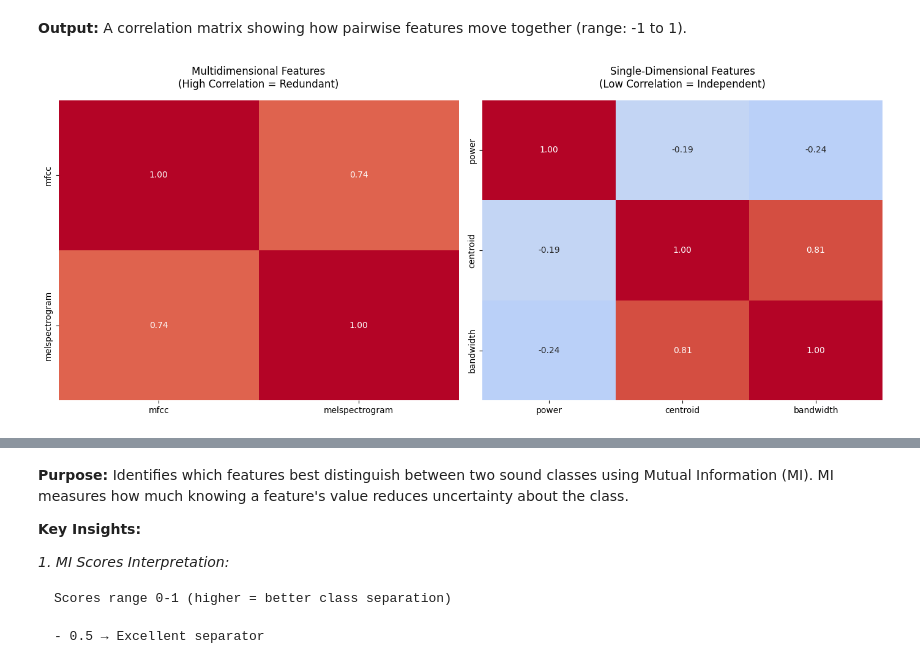
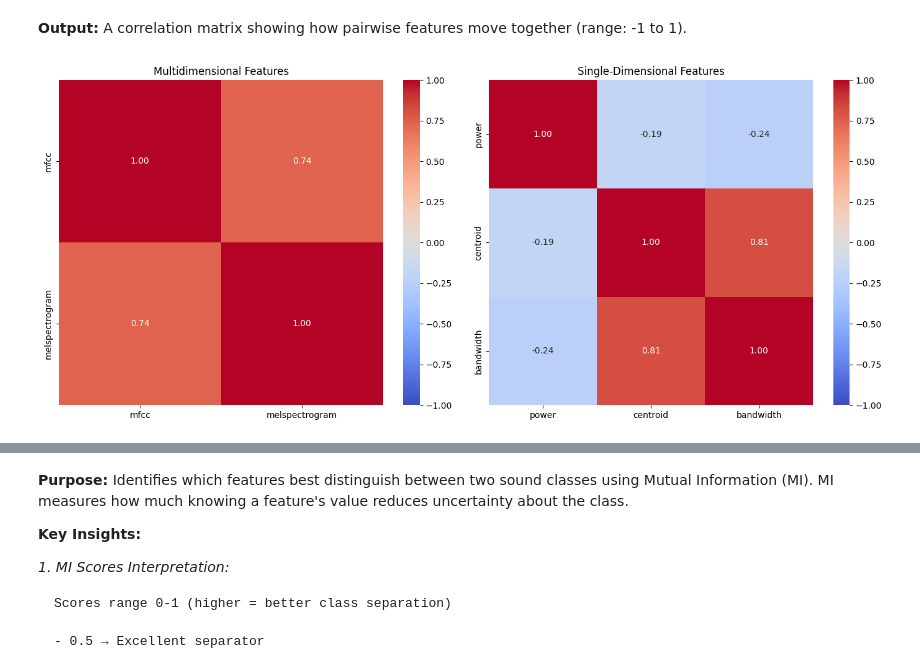
Before and after one commit to 8asic/mlpc2025-sound-event-detection, a Jupyter notebook: T3-Classification/1. Labeling Function.ipynb, the cells around one changed output, grey strips where cells are left out. Drawn from its saved outputs; the diff is of its cells as text; code cells hidden in the pictures.

```diff
--- a/T3-Classification/1. Labeling Function.ipynb
+++ b/T3-Classification/1. Labeling Function.ipynb
@@ -339,12 +340,13 @@ the target labels.*
 # %%
 feature_names= ["embeddings","melspectrogram","mfcc","mfcc_delta","mfcc_delta2","flatness","centroid","bandwidth","flux","contrast","energy","zerocrossingrate","power"]
 # %%
-features = {i: [] for i in feature_names}
-for i in feature_names:
-    for idx, row in meta_df.iterrows():
-        file_name = f"{row['filename']}".replace('.mp3', '.npz')
-        path = os.path.join(AUDIO_FEATURE_FOLDER, file_name)
-        features[i].append(np.load(path)[i])
+features = {name: [] for name in feature_names}
+for idx, row in tqdm(meta_df.iterrows(), total=len(meta_df), desc="Loading features"):
+    file_name = f"{row['filename']}".replace('.mp3', '.npz')
+    path = os.path.join(AUDIO_FEATURE_FOLDER, file_name)
+    data = np.load(path)
+    for name in feature_names:
+        features[name].append(data[name])
 # %% [markdown]
 Why?
 - Loads all audio features for analysis.
@@ -422,9 +425,8 @@ def summarize_feature(feature_list, agg_func=np.mean):
             for sample in feature_list]
 # %%
 summary_dict = {}
-for feature_name, sample_list in features.items():
-    summary_dict[feature_name] = summarize_feature(sample_list, agg_func=np.mean)  # or np.var, np.median, etc.
-
+for name, values in features.items():
+    summary_dict[name] = summarize_feature(values)
 df_summary = pd.DataFrame(summary_dict)
 # %% [markdown]
 **Purpose:** Condenses each audio sample's features into a single value (mean by default).
@@ -435,29 +437,31 @@ corr_matrix = df_summary.corr()
 # %% [markdown]
 **Output:** A correlation matrix showing how pairwise features move together (range: -1 to 1).
 # %%
-# Plot with better insights
 fig, ax = plt.subplots(1, 2, figsize=(14, 6))
-
-# Multidimensional features
-# Checks if mfcc and melspectrogram provide overlapping information.
-multidimensional = ['mfcc', 'melspectrogram']
-sns.heatmap(corr_matrix.loc[multidimensional, multidimensional],
-            annot=True, cmap='coolwarm', vmin=-1, vmax=1, fmt=".2f",
-            ax=ax[0], cbar=False)
-ax[0].set_title('Multidimensional Features\n(High Correlation = Redundant)', pad=15)
-
-# Single-dimensional features
-# Tests independence of physically distinct features.
-single_dim = ['power', 'centroid', 'bandwidth']
-sns.heatmap(corr_matrix.loc[single_dim, single_dim],
-            annot=True, cmap='coolwarm', vmin=-1, vmax=1, fmt=".2f",
-            ax=ax[1], cbar=False)
-ax[1].set_title('Single-Dimensional Features\n(Low Correlation = Independent)', pad=15)
-
+sns.heatmap(
+    corr_matrix.loc[['mfcc', 'melspectrogram'], ['mfcc', 'melspectrogram']],
+    annot=True,
+    cmap='coolwarm',
+    vmin=-1,
+    vmax=1,
+    fmt=".2f",
+    ax=ax[0]
+)
+sns.heatmap(
+    corr_matrix.loc[['power', 'centroid', 'bandwidth'], ['power', 'centroid', 'bandwidth']],
+    annot=True,
+    cmap='coolwarm',
+    vmin=-1,
+    vmax=1,
+    fmt=".2f",
+    ax=ax[1]
+)
+ax[0].set_title('Multidimensional Features')
+ax[1].set_title('Single-Dimensional Features')
 plt.tight_layout()
 plt.show()
 # %% [output]
-[figure, old version]
+[figure, new version]
 # %% [markdown]
 #### Multidimensional Features - MFCC vs. Melspectrogram (Correlation = 0.74):
 **Observation:**
```
Also changed, not shown: parts of 20 cells of this notebook.
